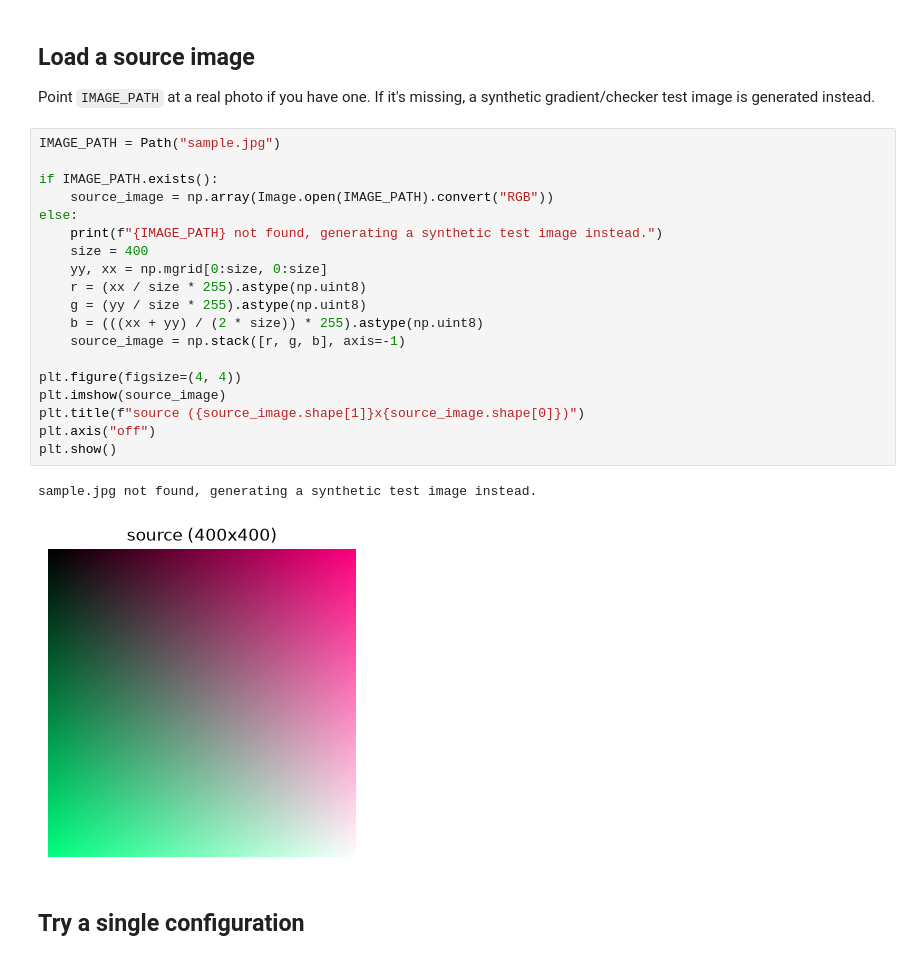
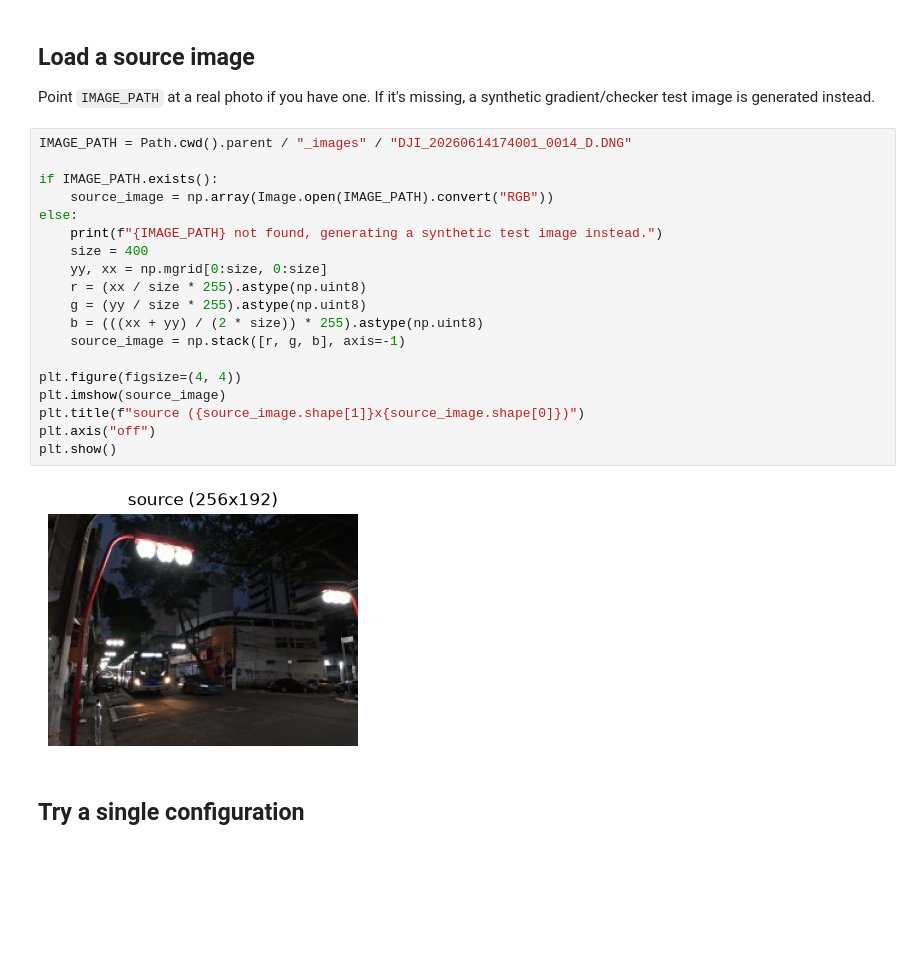
Before and after one commit to allmonty/bitmapper, a Jupyter notebook: notebooks/01_bitmapper_playground.ipynb, the cells around one changed output. Cells and saved outputs as stored; diff of their text form; blank space fills up the shorter version.

```diff
--- a/notebooks/01_bitmapper_playground.ipynb
+++ b/notebooks/01_bitmapper_playground.ipynb
@@ -23,27 +22,26 @@ Available fixed palettes: ['cga', 'ega', 'gameboy', 'vga256']
 
 Point `IMAGE_PATH` at a real photo if you have one. If it's missing, a synthetic gradient/checker test image is generated instead.
 # %%
-IMAGE_PATH = Path("sample.jpg")
+IMAGE_PATH = Path.cwd().parent / "_images" / "DJI_20260614174001_0014_D.DNG"
 
 if IMAGE_PATH.exists():
     source_image = np.array(Image.open(IMAGE_PATH).convert("RGB"))
 else:
     print(f"{IMAGE_PATH} not found, generating a synthetic test image instead.")
     size = 400
     yy, xx = np.mgrid[0:size, 0:size]
     r = (xx / size * 255).astype(np.uint8)
     g = (yy / size * 255).astype(np.uint8)
     b = (((xx + yy) / (2 * size)) * 255).astype(np.uint8)
     source_image = np.stack([r, g, b], axis=-1)
 
 plt.figure(figsize=(4, 4))
 plt.imshow(source_image)
 plt.title(f"source ({source_image.shape[1]}x{source_image.shape[0]})")
 plt.axis("off")
 plt.show()
 # %% [output]
-sample.jpg not found, generating a synthetic test image instead.
-[figure, old version]
+[figure, new version]
 # %% [markdown]
 ## Try a single configuration
 # %%
```
Also changed, not shown: parts of 6 cells of this notebook, 7 other files.
